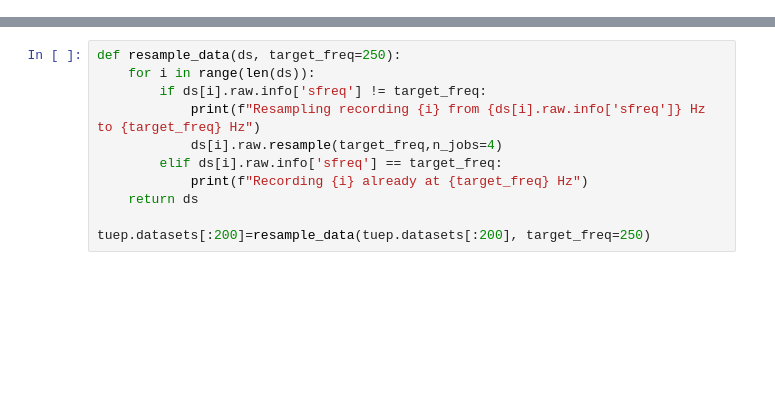
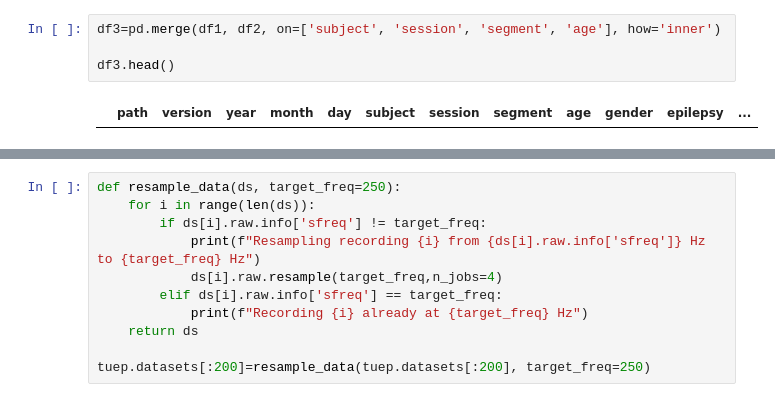
Before and after one commit to gzanardini/IED-free-EEG-classification, a Jupyter notebook: test.ipynb, the cells around one changed output, grey strips where cells are left out. Saved outputs shown, nothing was run; the diff lists cells and outputs as text; blank space fills up the shorter version.

```diff
--- a/test.ipynb
+++ b/test.ipynb
@@ -16,0 +45,6 @@ tuep=TUHEpilepsy(path=EPILEPSY_PATH,set_montage=False,rename_channels=True,targe
+# %%
+df3=pd.merge(df1, df2, on=['subject', 'session', 'segment', 'age'], how='inner')
+
+df3.head()
+# %% [output]
+|  | path | version | year | month | day | subject | session | segment | age | gender | epilepsy | ... |
```
Also changed, not shown: parts of 19 cells of this notebook, 3 other files.
